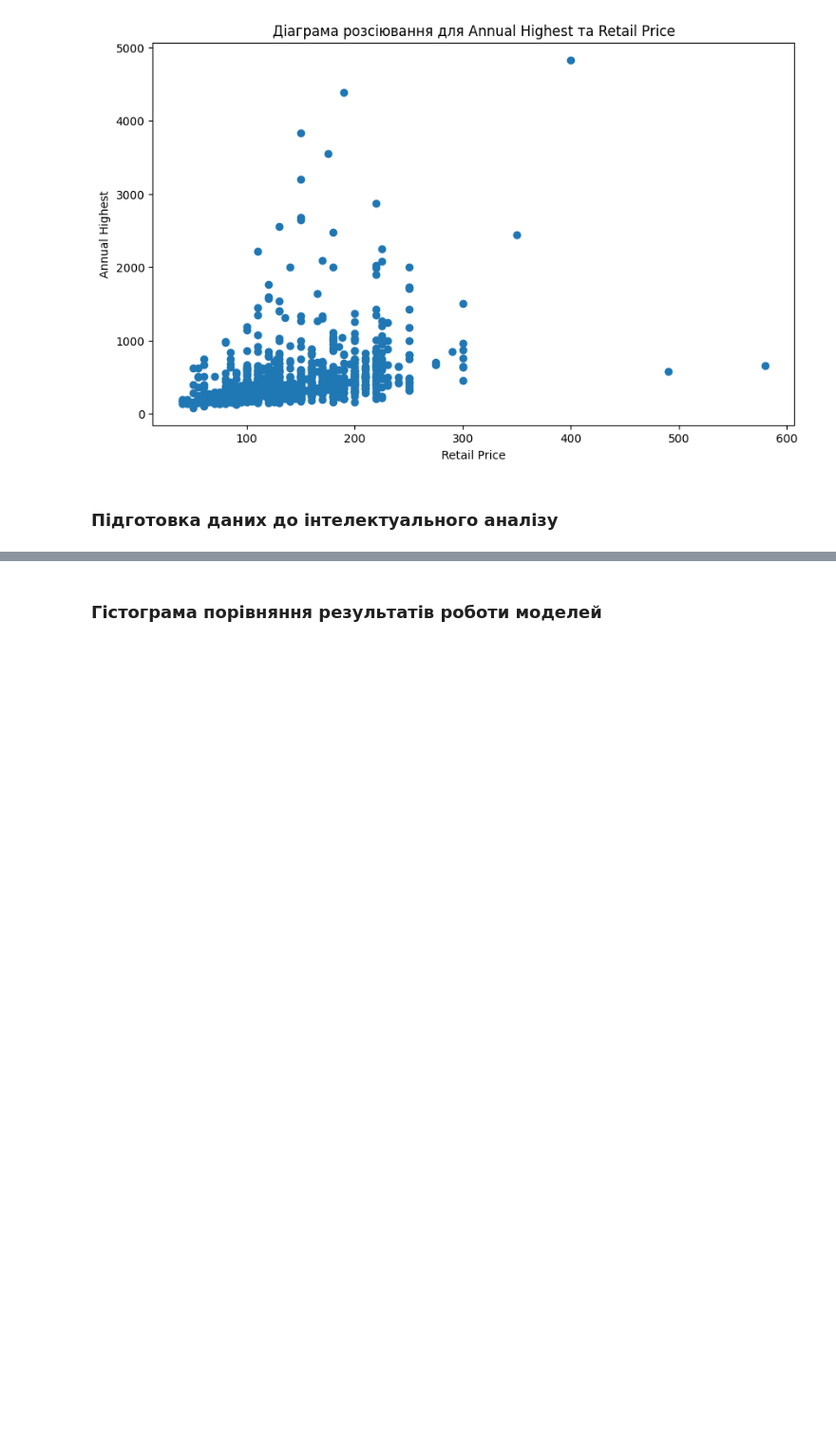
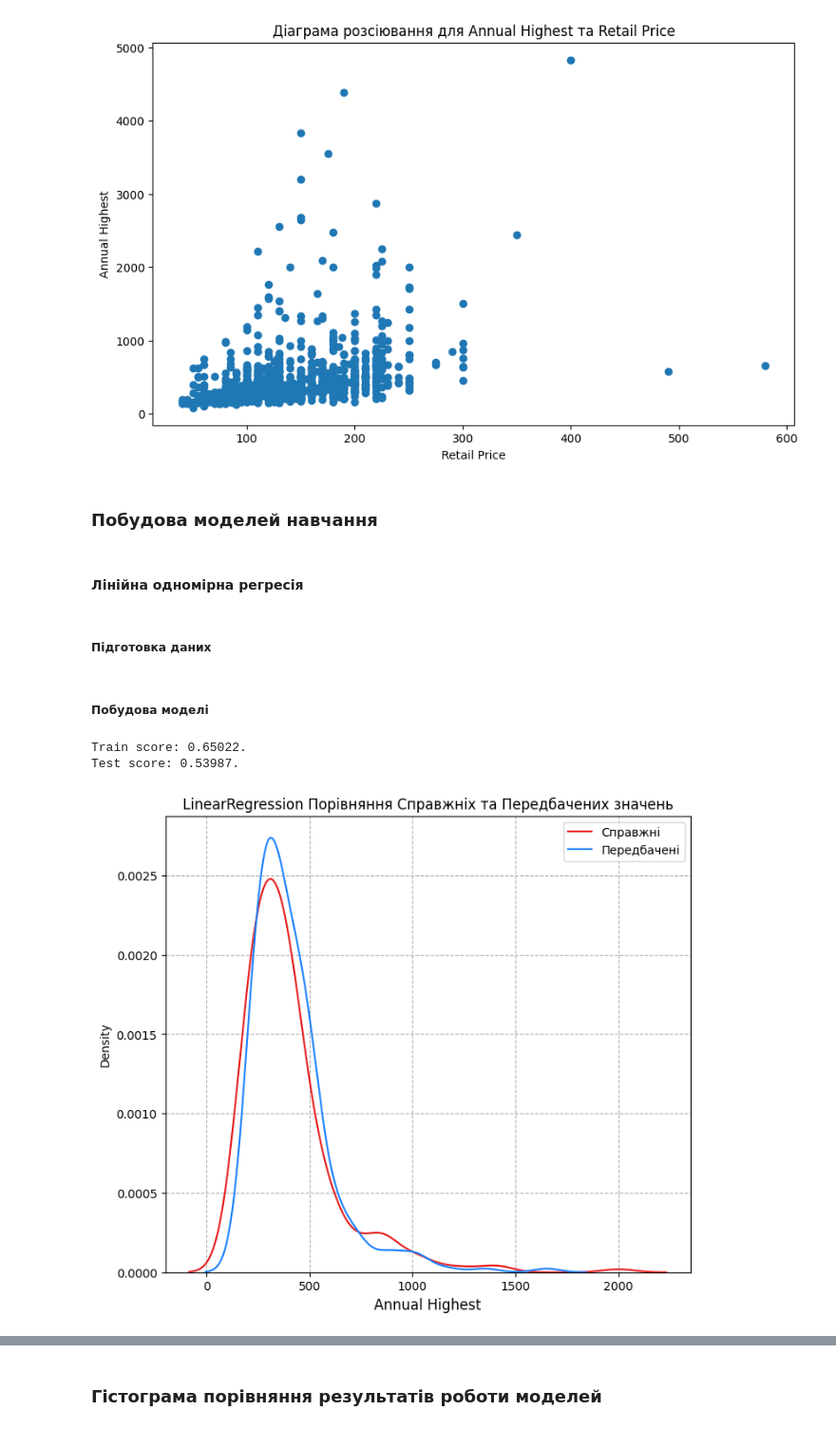
Before and after one commit to NgeNXQ/PIIS, a Jupyter notebook: 5/labwork5.ipynb, the cells around one changed output, grey strips where cells are left out. Shown at 95% size. Saved outputs shown, nothing was run; the diff lists cells and outputs as text; code cells hidden in the pictures; blank space fills up the shorter version.

```diff
--- a/5/labwork5.ipynb
+++ b/5/labwork5.ipynb
@@ -178,5 +171,9 @@ plt.ylabel("Annual Highest")
 plt.show()
 # %% [output]
 [figure]
+# %% [markdown]
+### Побудова моделей навчання
+# %% [markdown]
+#### Лінійна одномірна регресія
 # %% [markdown]
-### Підготовка даних до інтелектуального аналізу
+##### Підготовка даних
@@ -182,0 +184,17 @@ plt.show()
+# %% [markdown]
+##### Побудова моделі
+# %%
+simple_linear_regression = LinearRegression(n_jobs = -1).fit(x_train, y_train)
+
+train_score = round(simple_linear_regression.score(x_train, y_train), 5)
+test_score = round(simple_linear_regression.score(x_test, y_test), 5)
+results.append({"Model": "Simple Linear\nRegression", "R^2 Score": train_score, "Type": "Train"})
+results.append({"Model": "Simple Linear\nRegression", "R^2 Score": test_score, "Type": "Test"})
+print(f"Train score: {train_score}.")
+print(f"Test score: {test_score}.")
+
+build_distribution_plot(simple_linear_regression, x_test, y_test)
+# %% [output]
+Train score: 0.65022.
+Test score: 0.53987.
+[figure, added]
```
Also changed, not shown: parts of 23 cells of this notebook.
